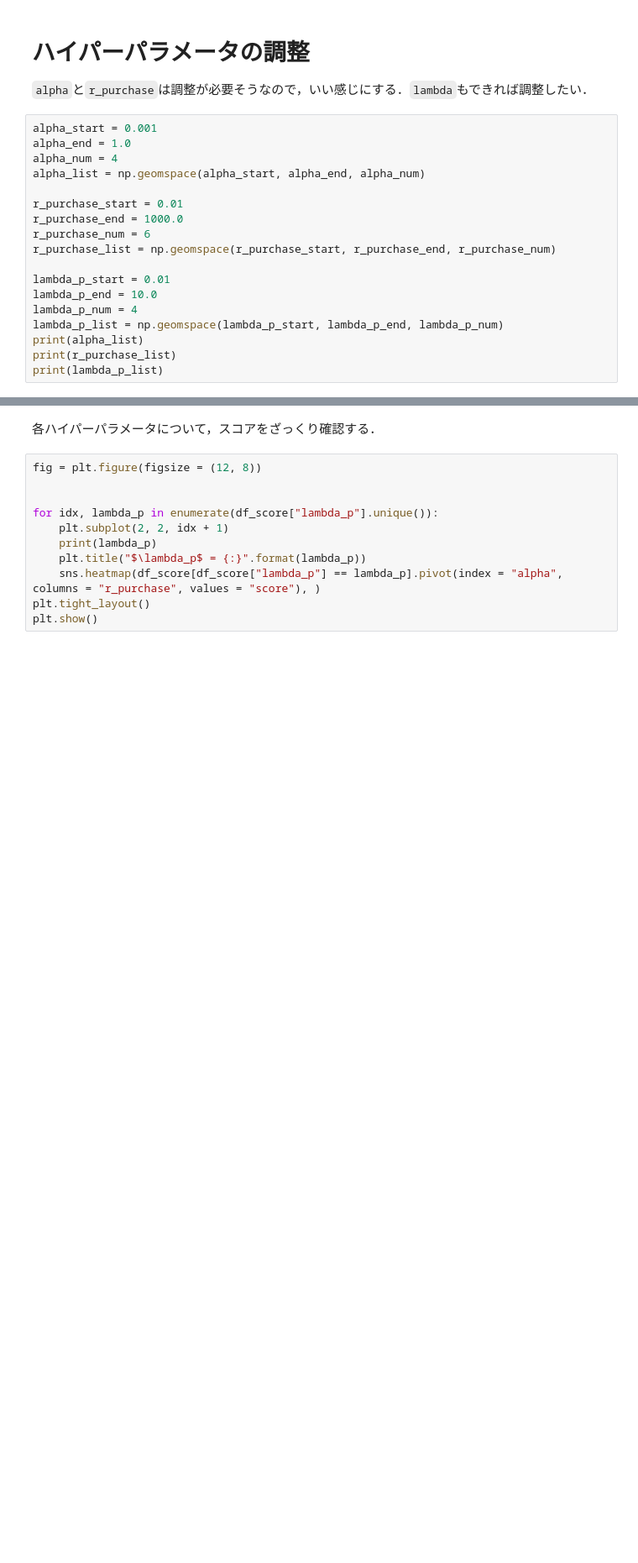
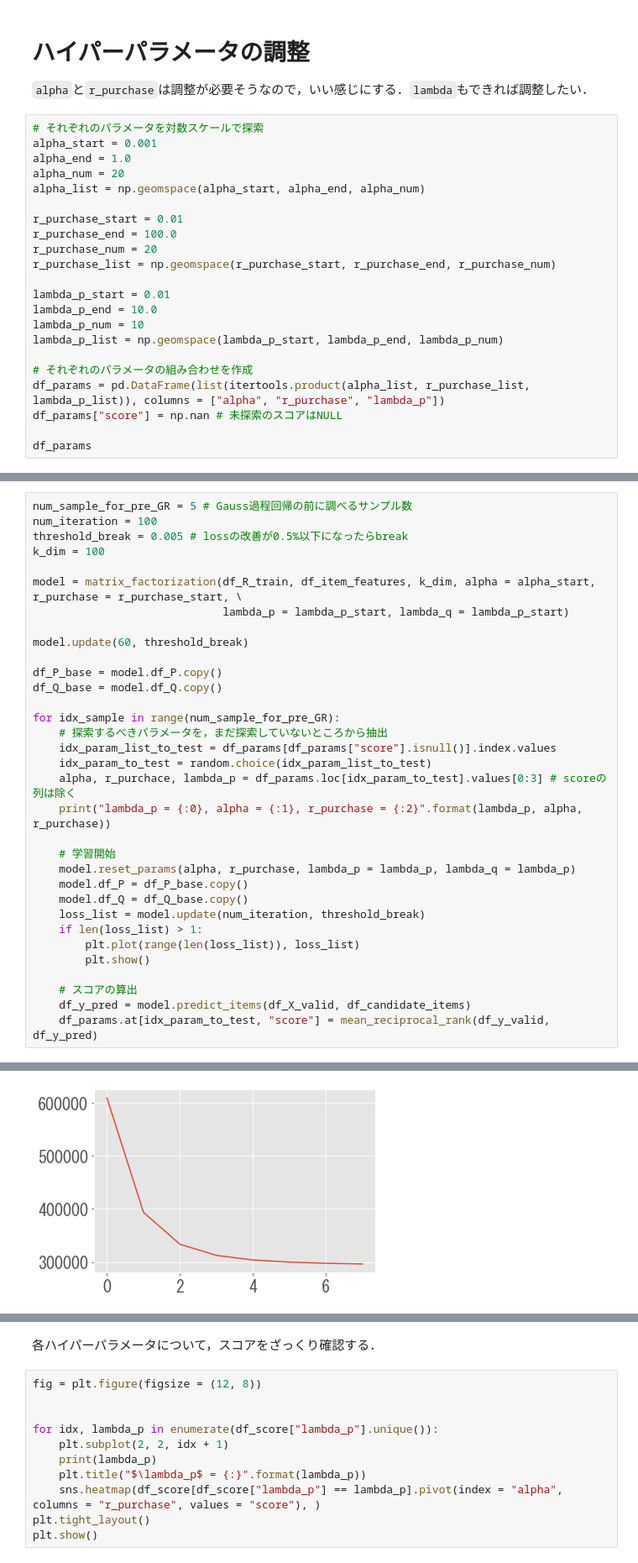
Before and after one commit to mitsutaka28/RecSys2022, a Jupyter notebook: nonaka/model2/model2-1.ipynb, the cells around one changed output, grey strips where cells are left out. Shown at 84% size. Cells and saved outputs as stored; diff of their text form; blank space fills up the shorter version.

```diff
--- a/nonaka/model2/model2-1.ipynb
+++ b/nonaka/model2/model2-1.ipynb
@@ -503,21 +528,25 @@ class matrix_factorization:
 # ハイパーパラメータの調整
 `alpha`と`r_purchase`は調整が必要そうなので，いい感じにする．`lambda`もできれば調整したい．
 # %%
+# それぞれのパラメータを対数スケールで探索
 alpha_start = 0.001
 alpha_end = 1.0
-alpha_num = 4
+alpha_num = 20
 alpha_list = np.geomspace(alpha_start, alpha_end, alpha_num)
 
 r_purchase_start = 0.01
-r_purchase_end = 1000.0
-r_purchase_num = 6
+r_purchase_end = 100.0
+r_purchase_num = 20
 r_purchase_list = np.geomspace(r_purchase_start, r_purchase_end, r_purchase_num)
 
 lambda_p_start = 0.01
 lambda_p_end = 10.0
-lambda_p_num = 4
+lambda_p_num = 10
 lambda_p_list = np.geomspace(lambda_p_start, lambda_p_end, lambda_p_num)
-print(alpha_list)
-print(r_purchase_list)
-print(lambda_p_list)
+
+# それぞれのパラメータの組み合わせを作成
+df_params = pd.DataFrame(list(itertools.product(alpha_list, r_purchase_list, lambda_p_list)), columns = ["alpha", "r_purchase", "lambda_p"])
+df_params["score"] = np.nan # 未探索のスコアはNULL
+
+df_params
 # %% [output]
@@ -526,0 +568,34 @@ print(lambda_p_list)
+# %%
+num_sample_for_pre_GR = 5 # Gauss過程回帰の前に調べるサンプル数
+num_iteration = 100
+threshold_break = 0.005 # lossの改善が0.5%以下になったらbreak
+k_dim = 100
+
+model = matrix_factorization(df_R_train, df_item_features, k_dim, alpha = alpha_start, r_purchase = r_purchase_start, \
+                             lambda_p = lambda_p_start, lambda_q = lambda_p_start)
+
+model.update(60, threshold_break)
+
+df_P_base = model.df_P.copy()
+df_Q_base = model.df_Q.copy()
+
+for idx_sample in range(num_sample_for_pre_GR):
+    # 探索するべきパラメータを，まだ探索していないところから抽出
+    idx_param_list_to_test = df_params[df_params["score"].isnull()].index.values
+    idx_param_to_test = random.choice(idx_param_list_to_test)
+    alpha, r_purchace, lambda_p = df_params.loc[idx_param_to_test].values[0:3] # scoreの列は除く
+    print("lambda_p = {:0}, alpha = {:1}, r_purchase = {:2}".format(lambda_p, alpha, r_purchase))
+
+    # 学習開始
+    model.reset_params(alpha, r_purchase, lambda_p = lambda_p, lambda_q = lambda_p)
+    model.df_P = df_P_base.copy()
+    model.df_Q = df_Q_base.copy()
+    loss_list = model.update(num_iteration, threshold_break)
+    if len(loss_list) > 1:
+        plt.plot(range(len(loss_list)), loss_list)
+        plt.show()
+
+    # スコアの算出
+    df_y_pred = model.predict_items(df_X_valid, df_candidate_items)
+    df_params.at[idx_param_to_test, "score"] = mean_reciprocal_rank(df_y_valid, df_y_pred)
+# %% [output]
@@ -526,0 +619 @@ print(lambda_p_list)
+[figure, added]
```
Also changed, not shown: parts of 29 cells of this notebook.
